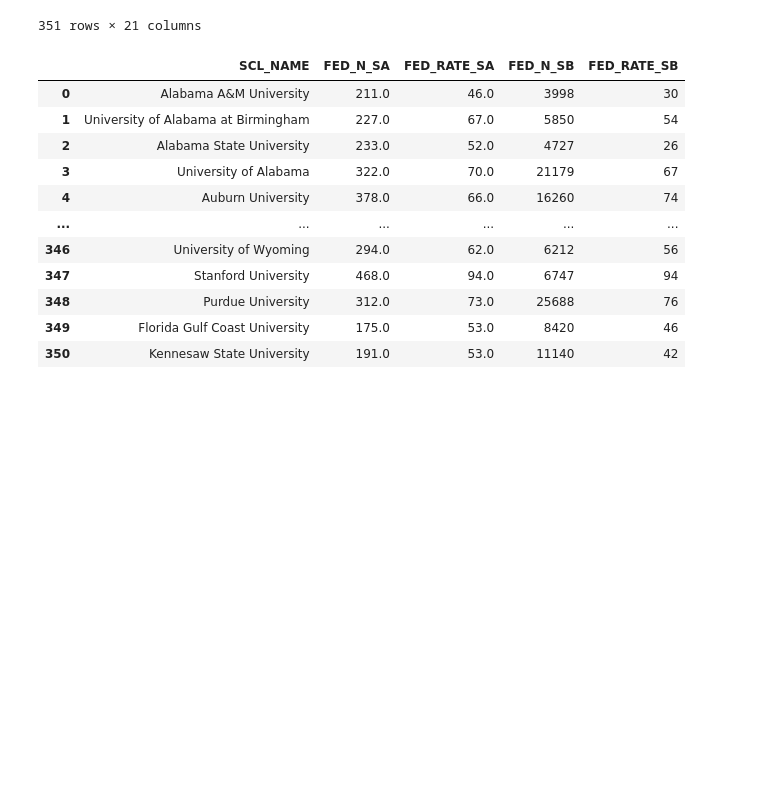
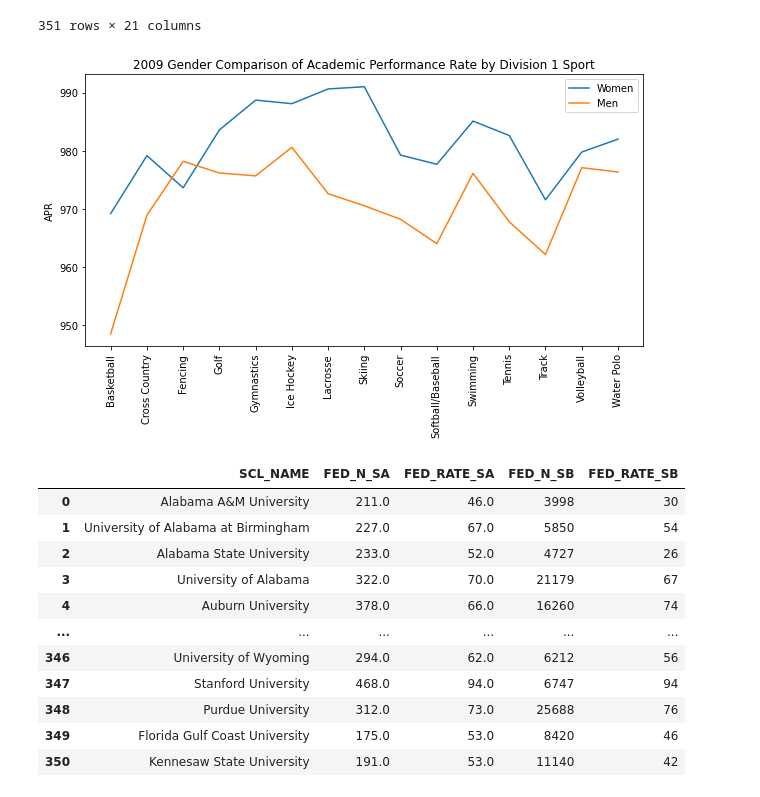
Before and after one commit to ashante112/Project1-Team2, a Jupyter notebook: Project1.ipynb, the cells around one changed output. Drawn from its saved outputs; the diff is of its cells as text; code cells hidden in the pictures; blank space fills up the shorter version.

Commit message:
added a 2009 comparison

```diff
--- a/Project1.ipynb
+++ b/Project1.ipynb
@@ -222,6 +266,28 @@ data2_df
 | 349 | Florida Gulf Coast University | 1 | ASUN Conference | 175.0 | 53.0 | 167 | 83 | 76.0 | ... |
 | 350 | Kennesaw State University | 1 | ASUN Conference | 191.0 | 53.0 | 201 | 75 | 86.0 | ... |
 351 rows × 21 columns
+# %%
+# Womens vs Mens 2009 average
+
+sport_list = ["Basketball", "Cross Country", "Fencing", "Golf", "Gymnastics", "Ice Hockey", "Lacrosse", "Skiing", "Soccer", "Softball/Baseball"
+              , "Swimming", "Tennis", "Track", "Volleyball", "Water Polo"]
+
+Womens = [969.22, 979.17, 973.64, 983.58, 988.70, 988.09, 990.62, 991.00, 979.26, 977.68, 985.10, 982.62, 971.57, 979.78, 982.00]
+
+Mens = [948.56, 968.93, 978.19, 976.19, 975.69, 980.60, 972.63, 970.56, 968.23, 964.05, 976.12, 967.80, 962.18, 977.10, 976.35]
+
+plt.figure(figsize = (10,5))
+plt.plot(sport_list, Womens, label = "Women")
+plt.plot(sport_list, Mens, label = "Men")
+plt.xticks(sport_list,rotation="vertical")
+plt.legend()
+plt.title("2009 Gender Comparison of Academic Performance Rate by Division 1 Sport")
+plt.ylabel("APR")
+
+plt.savefig("Images/GenderComparisonAPR_line_2009.png", dpi=None, facecolor='w', edgecolor='w',orientation='portrait',
+            format=None, transparent=False, bbox_inches="tight", pad_inches=0.5, metadata=None)
+# %% [output]
+[figure, added]
 # %%
 # Comparing federal student athelete rate with federal student body rate
 
```
Also changed, not shown: parts of 10 cells of this notebook, 1 other file.
